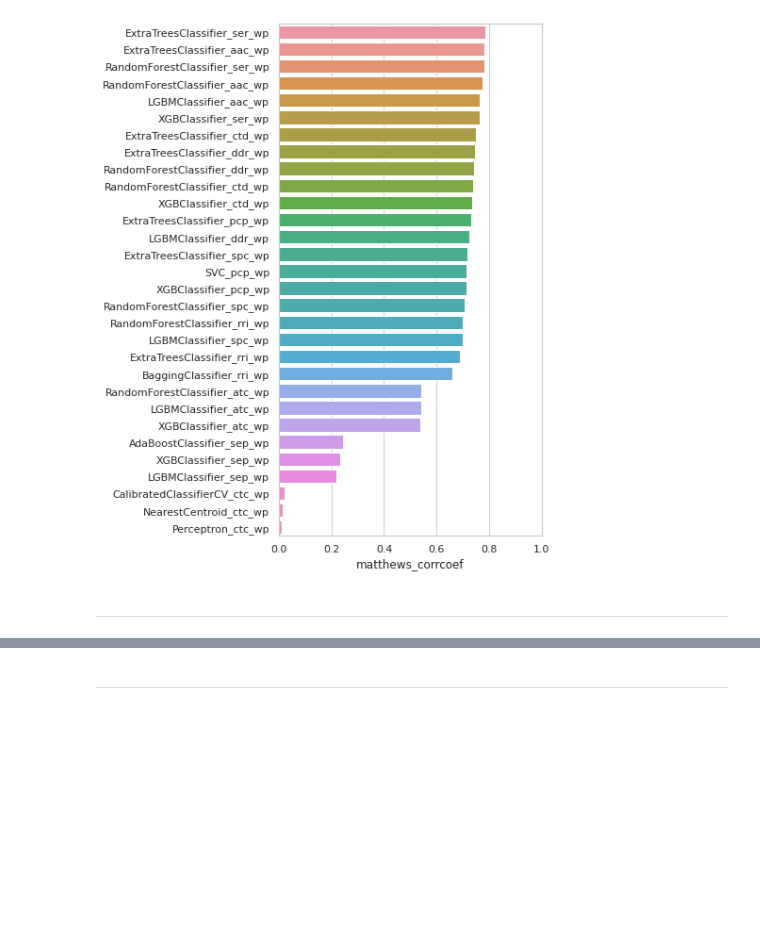
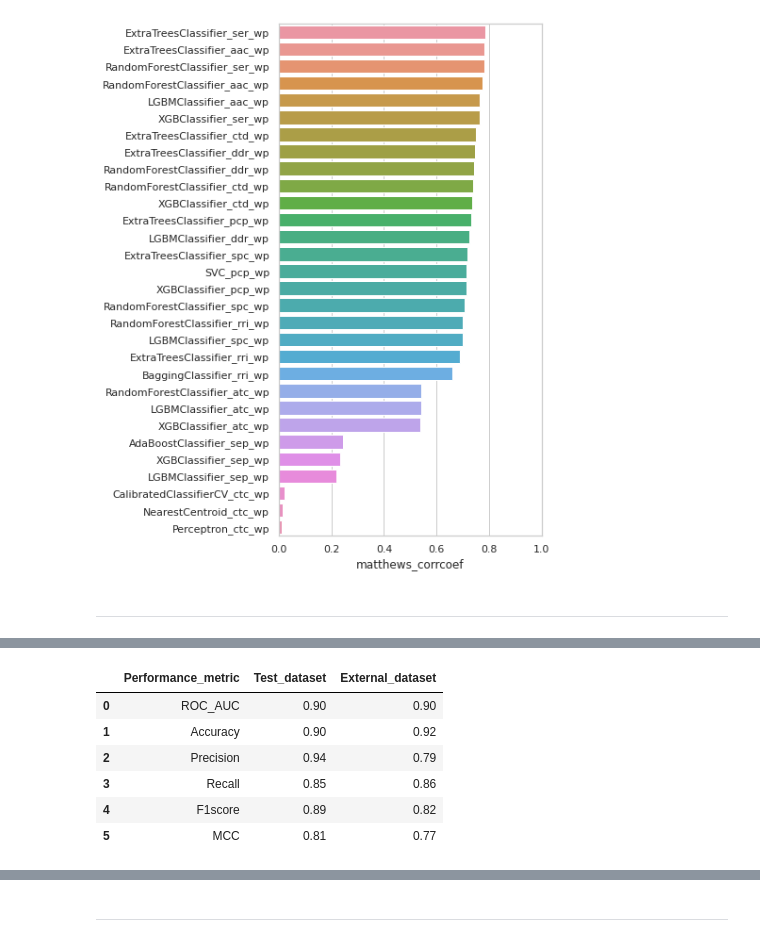
Before and after one commit to sayalaruano/CapstoneProject-MLZoomCamp, a Jupyter notebook: EDA_Binary_classifiers_AMPs_activity.ipynb, the cells around one changed output, grey strips where cells are left out. Cells and saved outputs as stored; diff of their text form; code cells hidden in the pictures; blank space fills up the shorter version.

```diff
--- a/EDA_Binary_classifiers_AMPs_activity.ipynb
+++ b/EDA_Binary_classifiers_AMPs_activity.ipynb
@@ -1173,0 +1273,53 @@ Text(0.5, 0, 'Feature Importance')
+# %%
+# Predicting values with the best model on test and external datasets
+y_test_pred = etc_def.predict(X_test)
+y_ext_pred = etc_def.predict(X_ext)
+# %%
+# Dataset to store performance metrics
+results_bestMLmodel = pd.DataFrame()
+# %%
+# Calculate performance metrics
+roc_auc_ext = roc_auc_score(y_ext, y_ext_pred)
+
+roc_auc_test = roc_auc_score(y_test, y_test_pred)
+
+acc_ext = accuracy_score(y_ext, y_ext_pred)
+
+acc_test = accuracy_score(y_test, y_test_pred)
+
+prec_ext = precision_score(y_ext, y_ext_pred)
+
+prec_test = precision_score(y_test, y_test_pred)
+
+recall_ext = recall_score(y_ext, y_ext_pred)
+
+recall_test = recall_score(y_test, y_test_pred)
+
+f1score_ext = f1_score(y_ext, y_ext_pred)
+
+f1score_test = f1_score(y_test, y_test_pred)
+
+mcc_ext = matthews_corrcoef(y_ext, y_ext_pred)
+
+mcc_test = matthews_corrcoef(y_test, y_test_pred)
+
+# Add columns to the dataset
+results_bestMLmodel["Performance_metric"] = ['ROC_AUC','Accuracy', 'Precision',
+                                             'Recall', 'F1score', 'MCC']
+
+results_bestMLmodel["Test_dataset"] = [roc_auc_test, acc_test, prec_test,
+                                       recall_test, f1score_test, mcc_test]
+
+results_bestMLmodel["External_dataset"] = [roc_auc_ext, acc_ext, prec_ext,
+                                       recall_ext, f1score_ext, mcc_ext]
+# %%
+# Show the evaluation results of the best model
+results_bestMLmodel
+# %% [output]
+|  | Performance_metric | Test_dataset | External_dataset |
+| 0 | ROC_AUC | 0.90 | 0.90 |
+| 1 | Accuracy | 0.90 | 0.92 |
+| 2 | Precision | 0.94 | 0.79 |
+| 3 | Recall | 0.85 | 0.86 |
+| 4 | F1score | 0.89 | 0.82 |
+| 5 | MCC | 0.81 | 0.77 |
```
Also changed, not shown: parts of 50 cells of this notebook, 9 other files.
